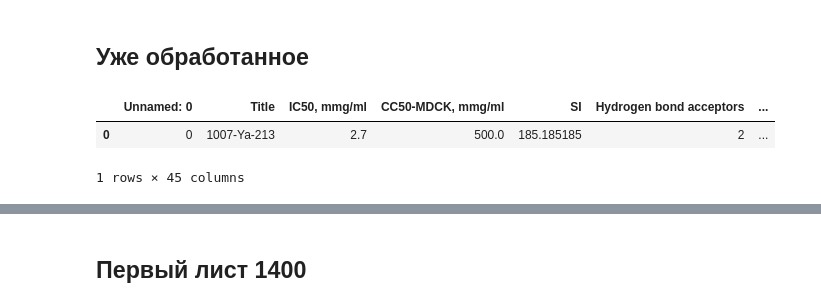
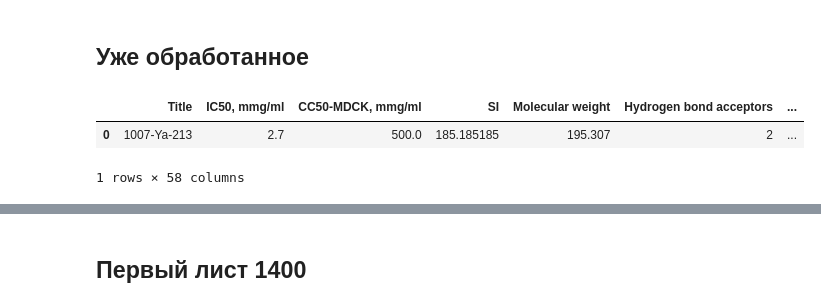
Before and after one commit to oodlbee/drug_prediction, a Jupyter notebook: drug_prediction.ipynb, the cells around one changed output, grey strips where cells are left out. Cells and saved outputs as stored; diff of their text form; code cells hidden in the pictures.

```diff
--- a/drug_prediction.ipynb
+++ b/drug_prediction.ipynb
@@ -54,10 +55,10 @@ Drive already mounted at /content/drive; to attempt to forcibly remount, call dr
 # %% [markdown]
 ## Уже обработанное
 # %%
-# full = pd.read_csv("https://raw.githubusercontent.com/oodlbee/drug_prediction/master/processed_df.csv")
-full = pd.read_csv("https://raw.githubusercontent.com/oodlbee/drug_prediction/antons_branch/processed_df_without_corr.csv")
+full = pd.read_csv("https://raw.githubusercontent.com/oodlbee/drug_prediction/master/processed_df.csv")
+# full = pd.read_csv("https://raw.githubusercontent.com/oodlbee/drug_prediction/antons_branch/processed_df_without_corr.csv")
 full.head(1)
 # %% [output]
-|  | Unnamed: 0 | Title | IC50, mmg/ml | CC50-MDCK, mmg/ml | SI | Hydrogen bond acceptors | ... |
-| 0 | 0 | 1007-Ya-213 | 2.7 | 500.0 | 185.185185 | 2 | ... |
+|  | Title | IC50, mmg/ml | CC50-MDCK, mmg/ml | SI | Molecular weight | Hydrogen bond acceptors | ... |
+| 0 | 1007-Ya-213 | 2.7 | 500.0 | 185.185185 | 195.307 | 2 | ... |
-1 rows × 45 columns
+1 rows × 58 columns
```
Also changed, not shown: parts of 13 cells of this notebook.
